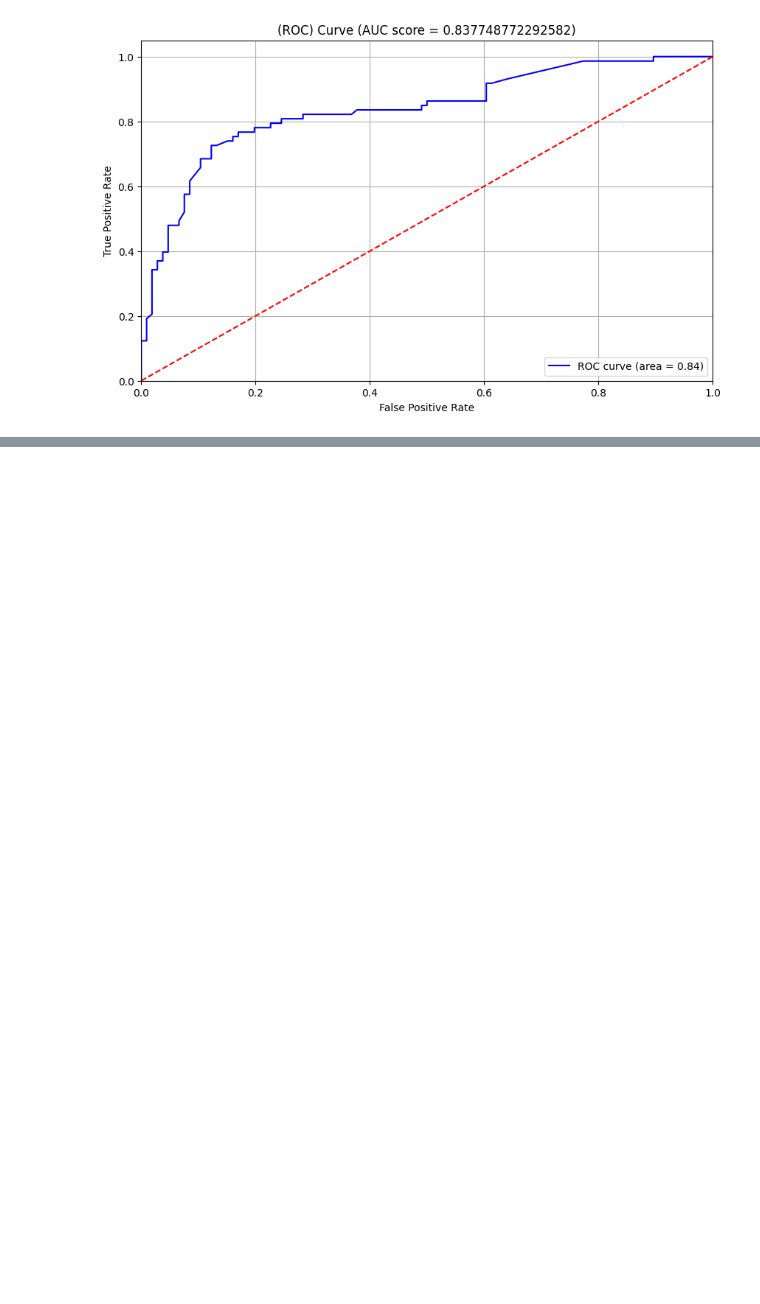
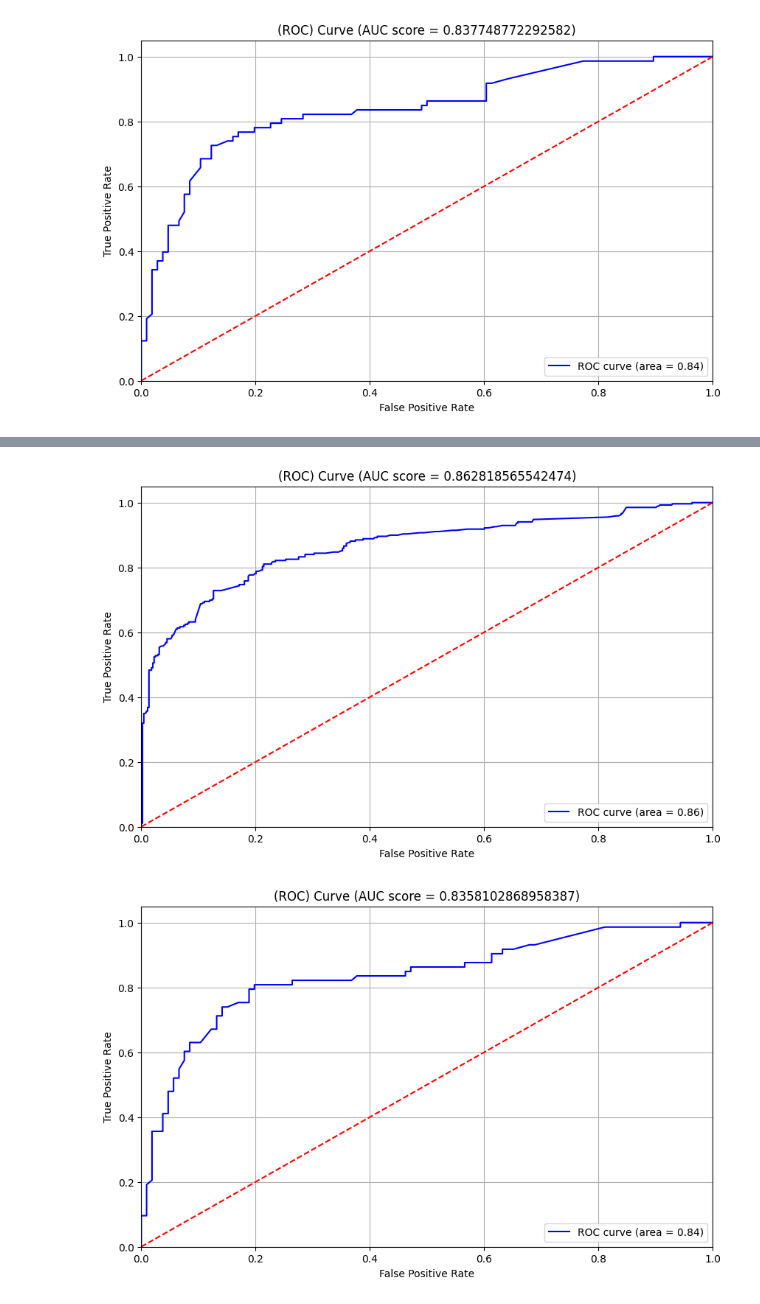
Before and after one commit to JakubWujec/titanic-prediction, a Jupyter notebook: notebooks/lr.ipynb, the cells around one changed output, grey strips where cells are left out. Saved outputs shown, nothing was run; the diff lists cells and outputs as text; code cells hidden in the pictures; blank space fills up the shorter version.

```diff
--- a/notebooks/lr.ipynb
+++ b/notebooks/lr.ipynb
@@ -172,0 +214,9 @@ plot_roc_curve(y_true=y_val, y_score=y_pred)
+# %%
+features = ['age', 'sex', 'pclass', 'sibsp', 'solo', 'parch']
+for C in [0.001, 0.01, 0.1, 1, 10, 50, 75, 100, 150, 1000]:
+    lr_params['C'] = C
+    dv, model = train(df_train, y_train, features, **lr_params)
+    y_pred = predict(df_val, dv, features, model)
+    y_pred_train = predict(df_train, dv, features, model)
+    score = roc_auc_score(y_val, y_pred)
+    print((C, score))
@@ -172,0 +234,10 @@ plot_roc_curve(y_true=y_val, y_score=y_pred)
+# %%
+features = ['age', 'sex', 'pclass', 'sibsp', 'solo', 'parch']
+for C in range(50, 60, 1):
+    lr_params['C'] = C
+    dv, model = train(df_train, y_train, features, **lr_params)
+    y_pred = predict(df_val, dv, features, model)
+    y_pred_train = predict(df_train, dv, features, model)
+    score = roc_auc_score(y_val, y_pred)
+    print((C, score))
+lr_params['C'] = 56
@@ -172,0 +255,10 @@ plot_roc_curve(y_true=y_val, y_score=y_pred)
+# %%
+dv, model = train(df_train, y_train, features, **lr_params)
+y_pred = predict(df_val, dv, features, model)
+y_pred_train = predict(df_train, dv, features, model)
+
+plot_roc_curve(y_true=y_train, y_score=y_pred_train)
+plot_roc_curve(y_true=y_val, y_score=y_pred)
+# %% [output]
+[figure, added]
+[figure, added]
```
Also changed, not shown: parts of 6 cells of this notebook, 1 other file.
